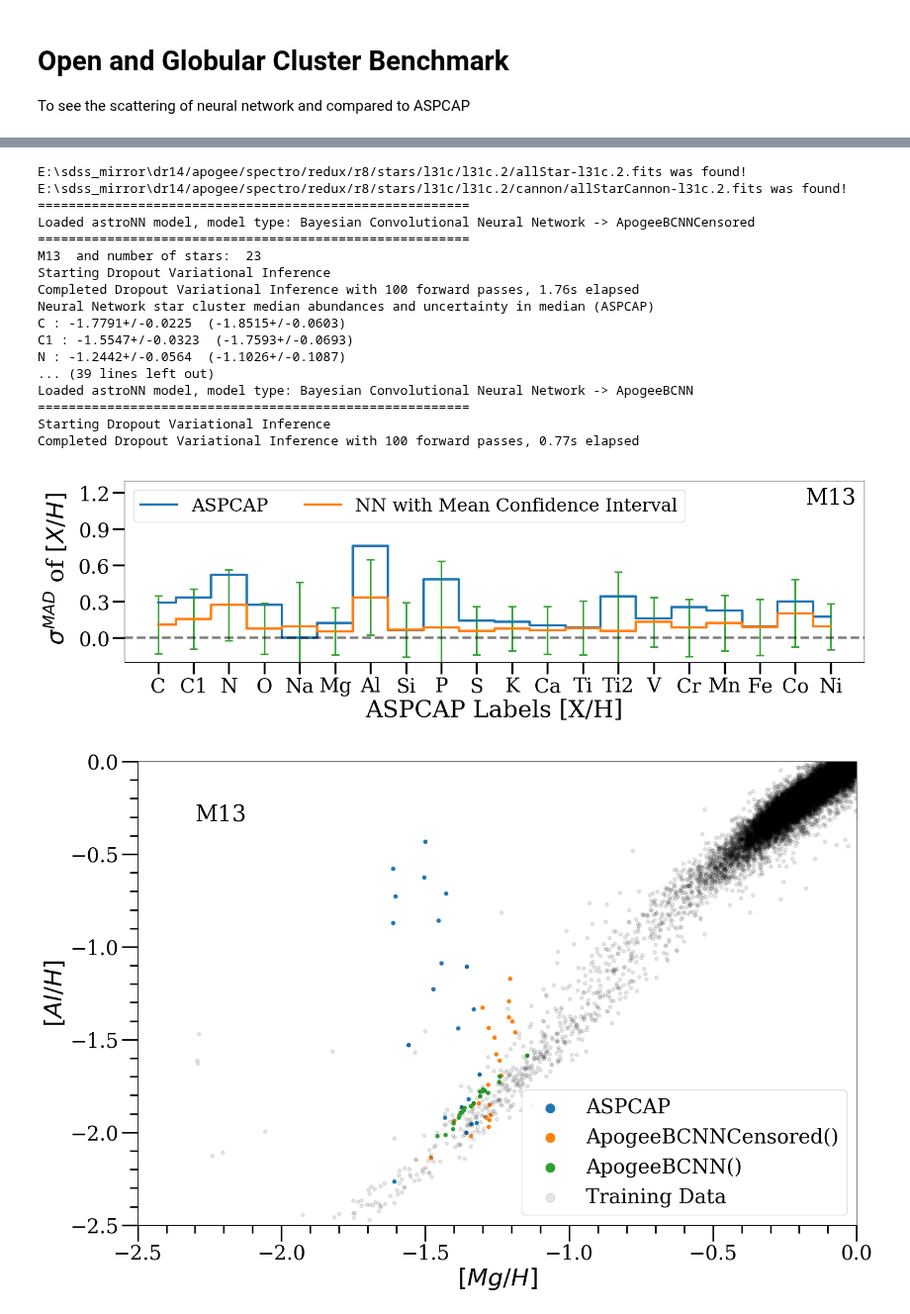
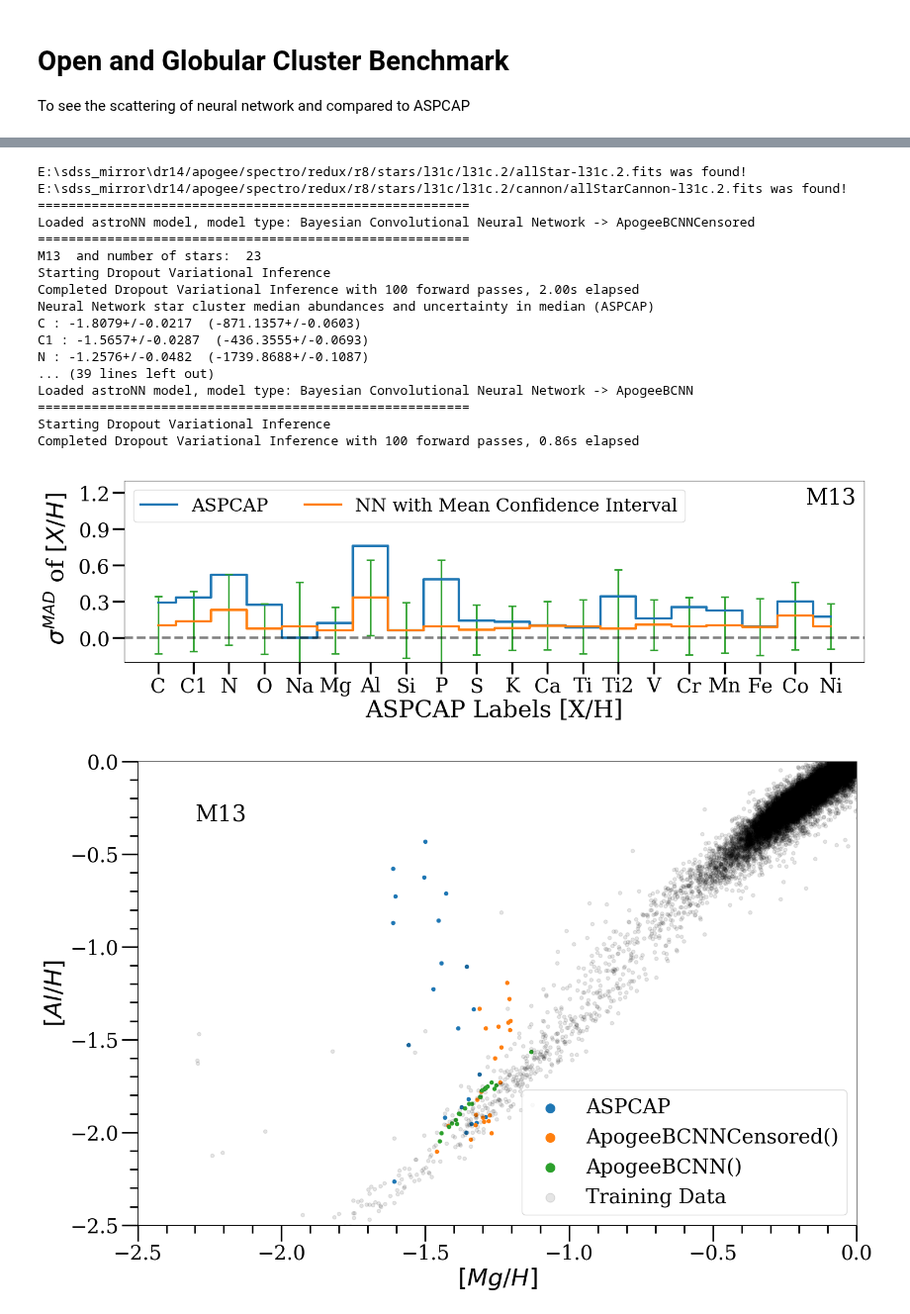
Before and after one commit to henrysky/astroNN_spectra_paper_figures, a Jupyter notebook: Open_Globular_Cluster_Benchmark.ipynb, the cells around one changed output, grey strips where cells are left out. Shown at 99% size. Saved outputs shown, nothing was run; the diff lists cells and outputs as text; code cells hidden in the pictures.

```diff
--- a/Open_Globular_Cluster_Benchmark.ipynb
+++ b/Open_Globular_Cluster_Benchmark.ipynb
@@ -75,7 +75,7 @@ for name in uni_names:
     print(name, ' and number of stars: ', indices.shape[0])
 
     # Bayesian Neural Network Inference
-    pred, pred_err = bcnn.test(spec[1:])
+    pred, pred_err = bcnn.test(spec)
     # 2: are indices representing ASPCAP chemical abundances from output neurones (C/H to Ni/H)
     pred_scatter = mad_std(pred[:, 2:], axis=0)
     mean_uncertainty = np.mean(pred_err['total'][:, 2:], axis=0)
@@ -86,10 +86,10 @@ for name in uni_names:
         m67_nn_m_uncer = np.array(mean_uncertainty)
         m67_aspcap = np.array(aspcap_scatter)
 
-        m67_aspcap_mean = np.median(aspcap_result, axis=0)
+        m67_aspcap_mean = np.mean(aspcap_result, axis=0)
         m67_aspcap_uncer = mad_std(aspcap_result, axis=0) / np.sqrt(indices.shape[0])
 
-        m67_nn_mean = np.median(pred[:, 2:], axis=0)
+        m67_nn_mean = np.mean(pred[:, 2:], axis=0)
         m67_nn_uncer_in_mean = mad_std(pred[:, 2:], axis=0) / np.sqrt(indices.shape[0])
 
         print('Neural Network star cluster median abundances and uncertainty in median (ASPCAP)')
@@ -104,10 +104,10 @@ for name in uni_names:
         n6819_aspcap = np.array(aspcap_scatter)
         n6819_aspcap = np.array(aspcap_scatter)
 
-        n6819_aspcap_mean = np.median(aspcap_result, axis=0)
+        n6819_aspcap_mean = np.mean(aspcap_result, axis=0)
         n6819_aspcap_uncer = mad_std(aspcap_result, axis=0) / np.sqrt(indices.shape[0])
 
-        n6819_nn_mean = np.median(pred[:, 2:], axis=0)
+        n6819_nn_mean = np.mean(pred[:, 2:], axis=0)
         n6819_nn_uncer_in_mean = mad_std(pred[:, 2:], axis=0) / np.sqrt(indices.shape[0])
 
         print('Neural Network star cluster median abundances and uncertainty in median (ASPCAP)')
@@ -273,16 +274,16 @@ for name in uni_names:
     print(name, ' and number of stars: ', indices.shape[0])
 
     # Bayesian Neural Network Inference
-    pred, pred_err = bcnn.test(spec[1:])
+    pred, pred_err = bcnn.test(spec)
     # 4-24 are indices representing ASPCAP chemical abundances from output neurones (C/H to Ni/H)
     m13_nn_scatter = mad_std(pred[:,2:], axis=0)
     m13_nn_m_uncer = np.mean(pred_err['total'][:,2:], axis=0)
     m13_aspcap = mad_std(aspcap_result, axis=0)
 
-    m13_aspcap_mean = np.median(aspcap_result, axis=0)
+    m13_aspcap_mean = np.mean(aspcap_result, axis=0)
     m13_aspcap_uncer = mad_std(aspcap_result, axis=0) / np.sqrt(indices.shape[0])
 
-    m13_nn_mean = np.median(pred[:,2:], axis=0)
+    m13_nn_mean = np.mean(pred[:,2:], axis=0)
     m13_nn_uncer_in_mean = mad_std(pred[:,2:], axis=0) / np.sqrt(indices.shape[0])
 
     print('Neural Network star cluster median abundances and uncertainty in median (ASPCAP)')
@@ -341,37 +342,37 @@ f.savefig('m13.png')
 f, ax = plt.subplots(1, figsize=(15,10), dpi=100)
 ax.annotate("M13", xy=(0.08,0.87),xycoords='axes fraction', fontsize=28)
 ax.scatter(aspcap_result[:, 5], aspcap_result[:, 6], label='ASPCAP', s=20.)
 ax.scatter(pred[:,7], pred[:,8], label='ApogeeBCNNCensored()', s=20.)
 ax.scatter(pred_full[:,7], pred_full[:,8], label='ApogeeBCNN()', s=20.)
 ax.scatter(y[:,0], y[:,1], label='Training Data', s=20., c='k', alpha=0.1)
 # ax.scatter(cannon_result_mg, cannon_result_al, marker='v', alpha=0.8, label='Cannon DR14')
 ax.tick_params(labelsize=25, width=2, length=20, which='major')
 ax.tick_params(width=2, length=10, which='minor')
 ax.minorticks_on()
 ax.set_xlim((-2.5,-0.0))
 ax.set_ylim((-2.5,-0.0))
 ax.legend(loc='lower right', fontsize=25, markerscale=2.5)
 ax.set_xlabel(r"$[Mg/H]$", fontsize=30)
 ax.set_ylabel(r"$[Al/H]$", fontsize=30)
 f.tight_layout()
 f.savefig('m13_al_mg.png')
 # %% [output]
 E:\sdss_mirror\dr14/apogee/spectro/redux/r8/stars/l31c/l31c.2/allStar-l31c.2.fits was found!
 E:\sdss_mirror\dr14/apogee/spectro/redux/r8/stars/l31c/l31c.2/cannon/allStarCannon-l31c.2.fits was found!
 ========================================================
 Loaded astroNN model, model type: Bayesian Convolutional Neural Network -> ApogeeBCNNCensored
 ========================================================
 M13  and number of stars:  23
 Starting Dropout Variational Inference
-Completed Dropout Variational Inference with 100 forward passes, 1.76s elapsed
+Completed Dropout Variational Inference with 100 forward passes, 2.00s elapsed
 Neural Network star cluster median abundances and uncertainty in median (ASPCAP)
-C : -1.7791+/-0.0225  (-1.8515+/-0.0603)
-C1 : -1.5547+/-0.0323  (-1.7593+/-0.0693)
-N : -1.2442+/-0.0564  (-1.1026+/-0.1087)
+C : -1.8079+/-0.0217  (-871.1357+/-0.0603)
+C1 : -1.5657+/-0.0287  (-436.3555+/-0.0693)
+N : -1.2576+/-0.0482  (-1739.8688+/-0.1087)
 ... (39 lines left out)
 Loaded astroNN model, model type: Bayesian Convolutional Neural Network -> ApogeeBCNN
 ========================================================
 Starting Dropout Variational Inference
-Completed Dropout Variational Inference with 100 forward passes, 0.77s elapsed
+Completed Dropout Variational Inference with 100 forward passes, 0.86s elapsed
-[figure, old version]
+[figure, new version]
-[figure, old version]
+[figure, new version]
```
Also changed, not shown: parts of 1 cell of this notebook.
